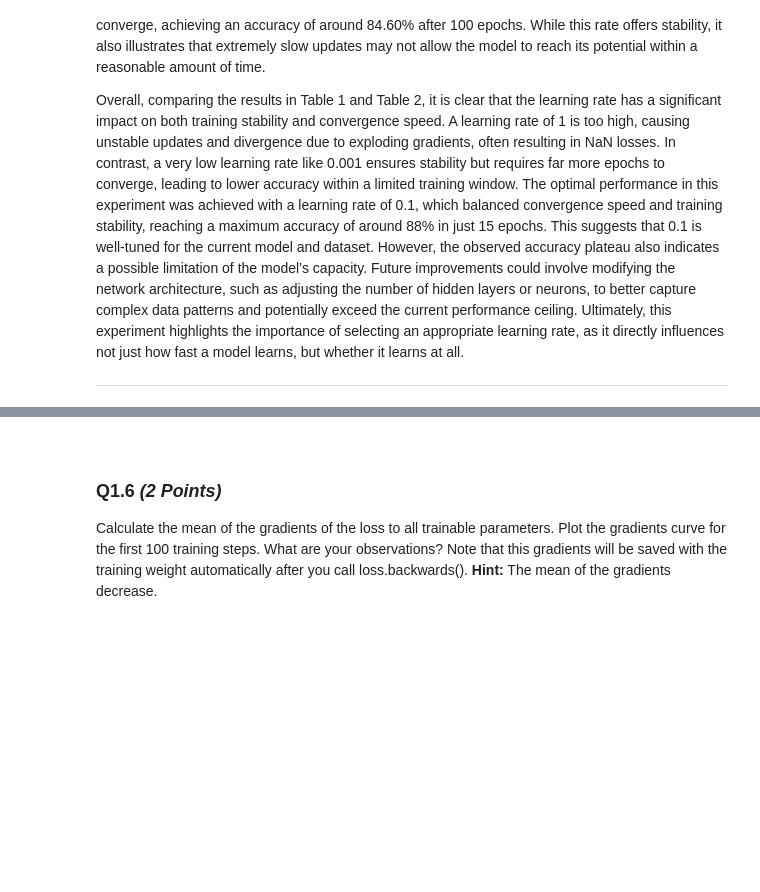
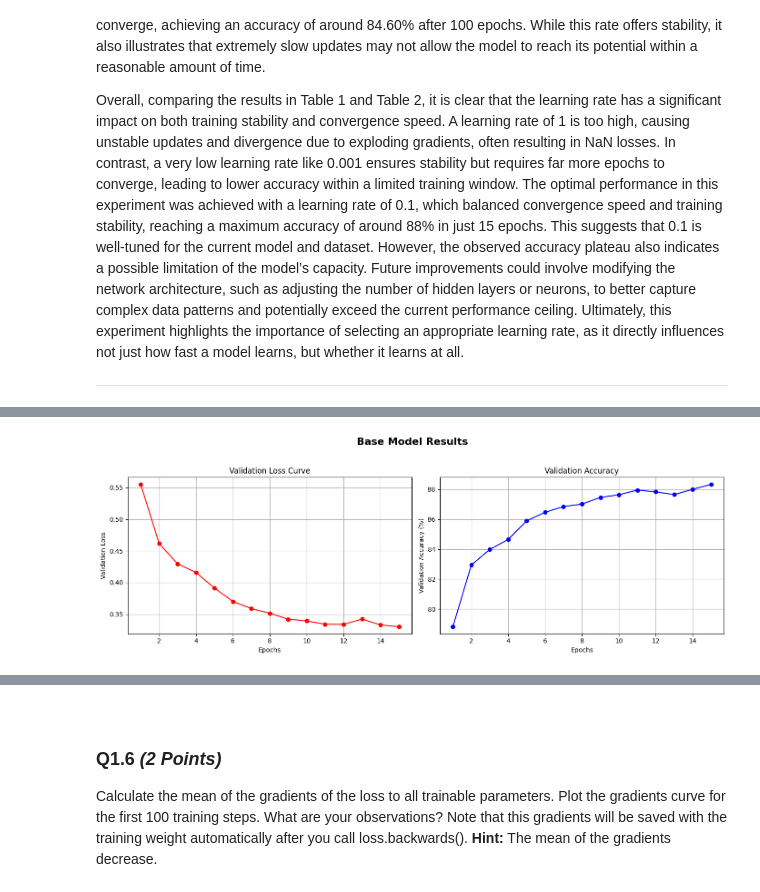
Before and after one commit to busatmd021/COMPUTER-VISION, a Jupyter notebook: Assignment3.ipynb, the cells around one changed output, grey strips where cells are left out. Drawn from its saved outputs; the diff is of its cells as text; code cells hidden in the pictures; blank space fills up the shorter version.

Commit message:
Building Part 1.5

```diff
--- a/Assignment3.ipynb
+++ b/Assignment3.ipynb
@@ -442,0 +435,15 @@ Build a wider network by modifying the code that constructs the network so that
+# %%
+# Get CPU or GPU Device for Training
+device = "cuda" if torch.cuda.is_available() else "cpu"
+
+# Display which Device is Being Used
+print("Using {} device".format(device))
+
+# Use Simple Model From Parts Above
+model = NeuralNetwork().to(device)
+
+# Count Trainable Parameters
+print(f"Trainable parameters: {count_trainable_params(model)}")
+
+# Train the Model for Learning Rate = 0.1
+val_loss, val_accuracy = train_model(model, train_dataloader, test_dataloader, epochs = 15, lr = 0.1)
@@ -442,0 +468,5 @@ Build a wider network by modifying the code that constructs the network so that
+# %%
+# Display the Loss Curve
+display_loss_accuracy("Base Model Results", val_loss, val_accuracy, epochs=15)
+# %% [output]
+[figure, added]
```
Also changed, not shown: parts of 18 cells of this notebook, 1 other file.
